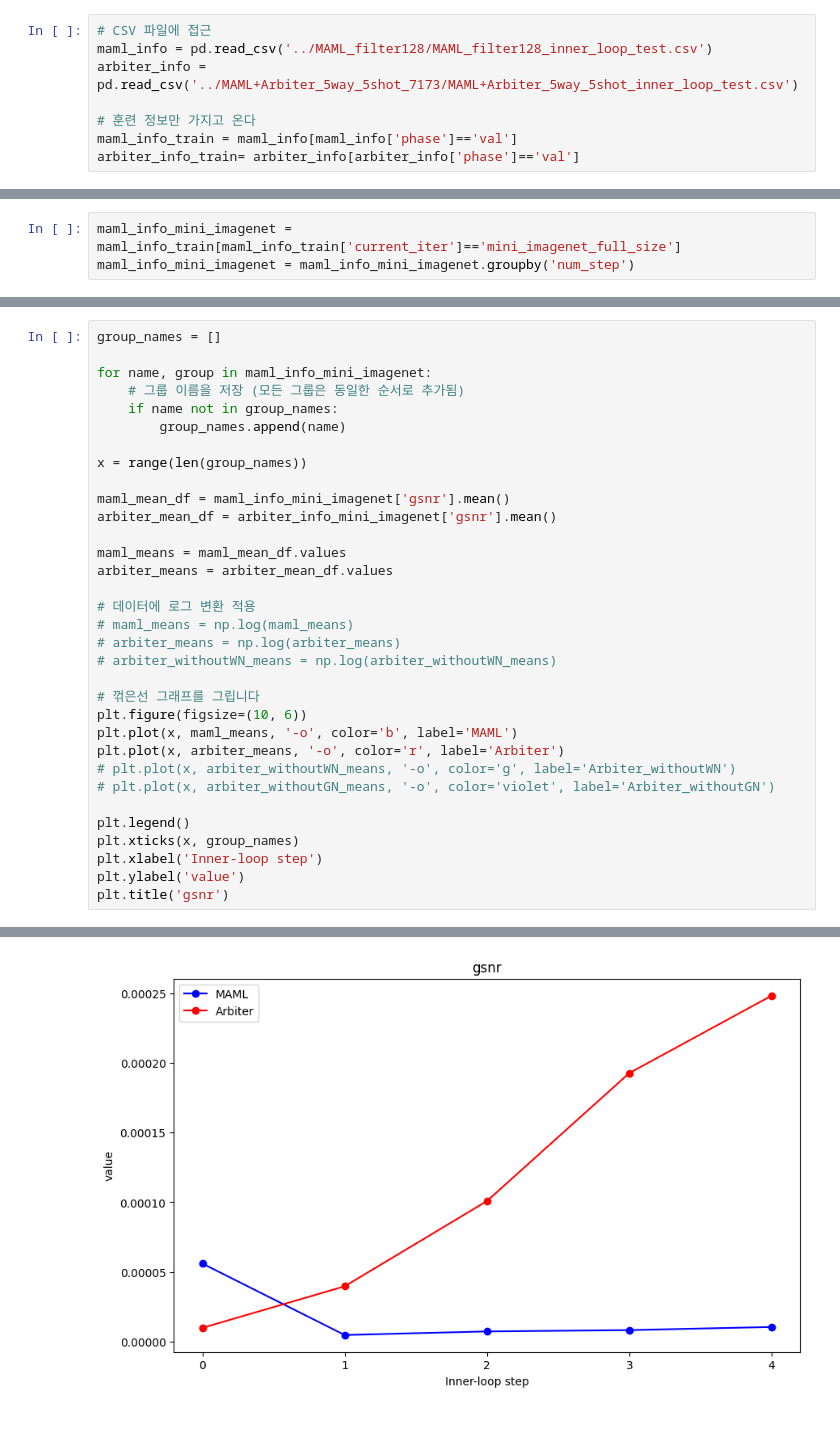
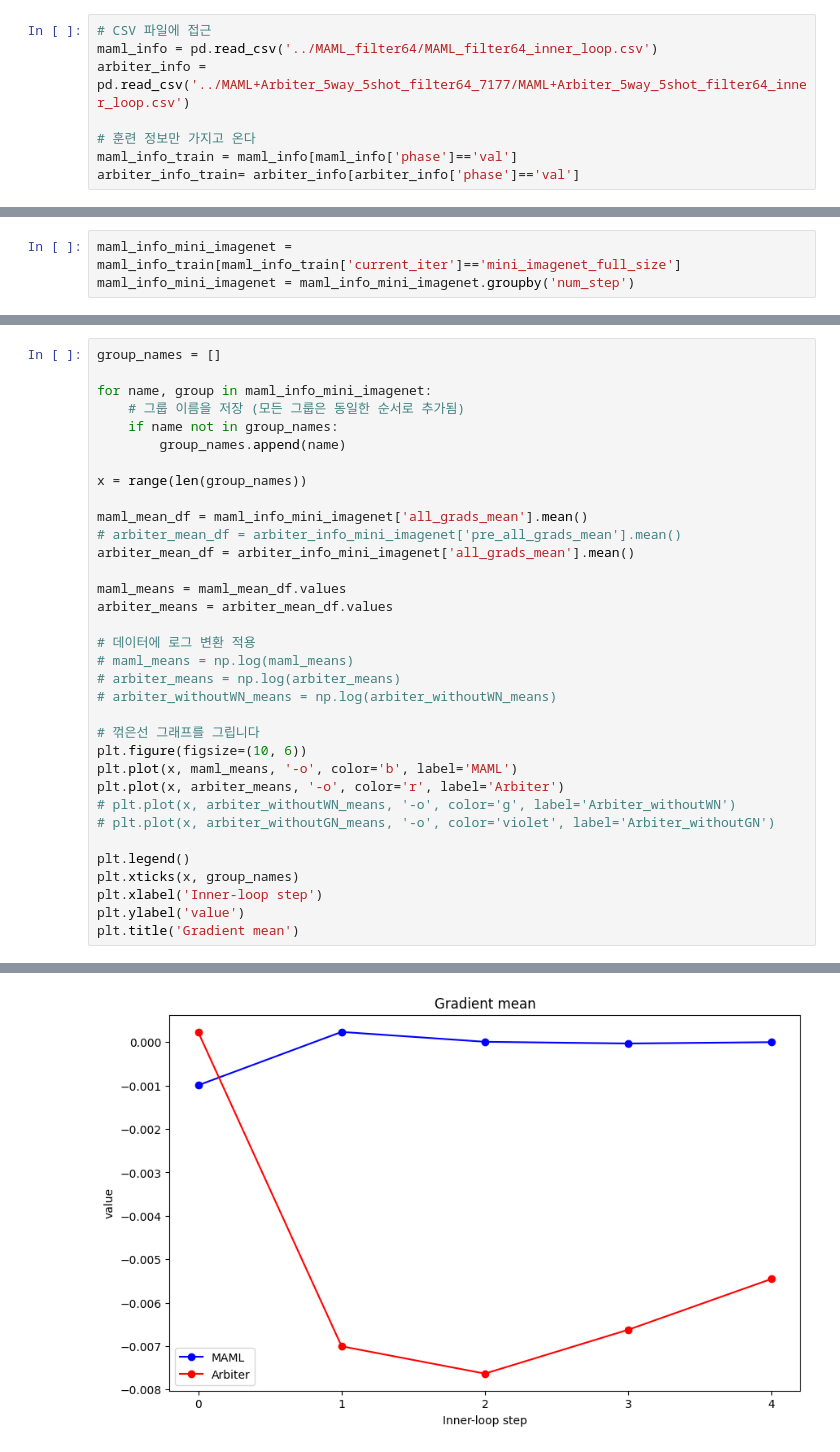
Before and after one commit to SKKUJMLim/MAML, a Jupyter notebook: Test_jupyternotebook/Analytics_adaptation.ipynb, the cells around one changed output, grey strips where cells are left out. Cells and saved outputs as stored; diff of their text form; blank space fills up the shorter version.

```diff
--- a/Test_jupyternotebook/Analytics_adaptation.ipynb
+++ b/Test_jupyternotebook/Analytics_adaptation.ipynb
@@ -11,8 +11,8 @@ import os
 os.environ['KMP_DUPLICATE_LIB_OK']='True'
 # %%
 # CSV 파일에 접근
-maml_info = pd.read_csv('../MAML_filter128/MAML_filter128_inner_loop_test.csv')
-arbiter_info = pd.read_csv('../MAML+Arbiter_5way_5shot_7173/MAML+Arbiter_5way_5shot_inner_loop_test.csv')
+maml_info = pd.read_csv('../MAML_filter64/MAML_filter64_inner_loop.csv')
+arbiter_info = pd.read_csv('../MAML+Arbiter_5way_5shot_filter64_7177/MAML+Arbiter_5way_5shot_filter64_inner_loop.csv')
 
 # 훈련 정보만 가지고 온다
 maml_info_train = maml_info[maml_info['phase']=='val']
@@ -82,8 +164,9 @@ for name, group in maml_info_mini_imagenet:
 
 x = range(len(group_names))
 
-maml_mean_df = maml_info_mini_imagenet['gsnr'].mean()
-arbiter_mean_df = arbiter_info_mini_imagenet['gsnr'].mean()
+maml_mean_df = maml_info_mini_imagenet['all_grads_mean'].mean()
+# arbiter_mean_df = arbiter_info_mini_imagenet['pre_all_grads_mean'].mean()
+arbiter_mean_df = arbiter_info_mini_imagenet['all_grads_mean'].mean()
 
 maml_means = maml_mean_df.values
 arbiter_means = arbiter_mean_df.values
@@ -104,5 +187,5 @@ plt.legend()
 plt.xticks(x, group_names)
 plt.xlabel('Inner-loop step')
 plt.ylabel('value')
-plt.title('gsnr')
+plt.title('Gradient mean')
 # %% [output]
@@ -110 +193 @@ Text(0.5, 1.0, 'gsnr')
-[figure, old version]
+[figure, new version]
```
Also changed, not shown: parts of 10 cells of this notebook, 3 other files.
